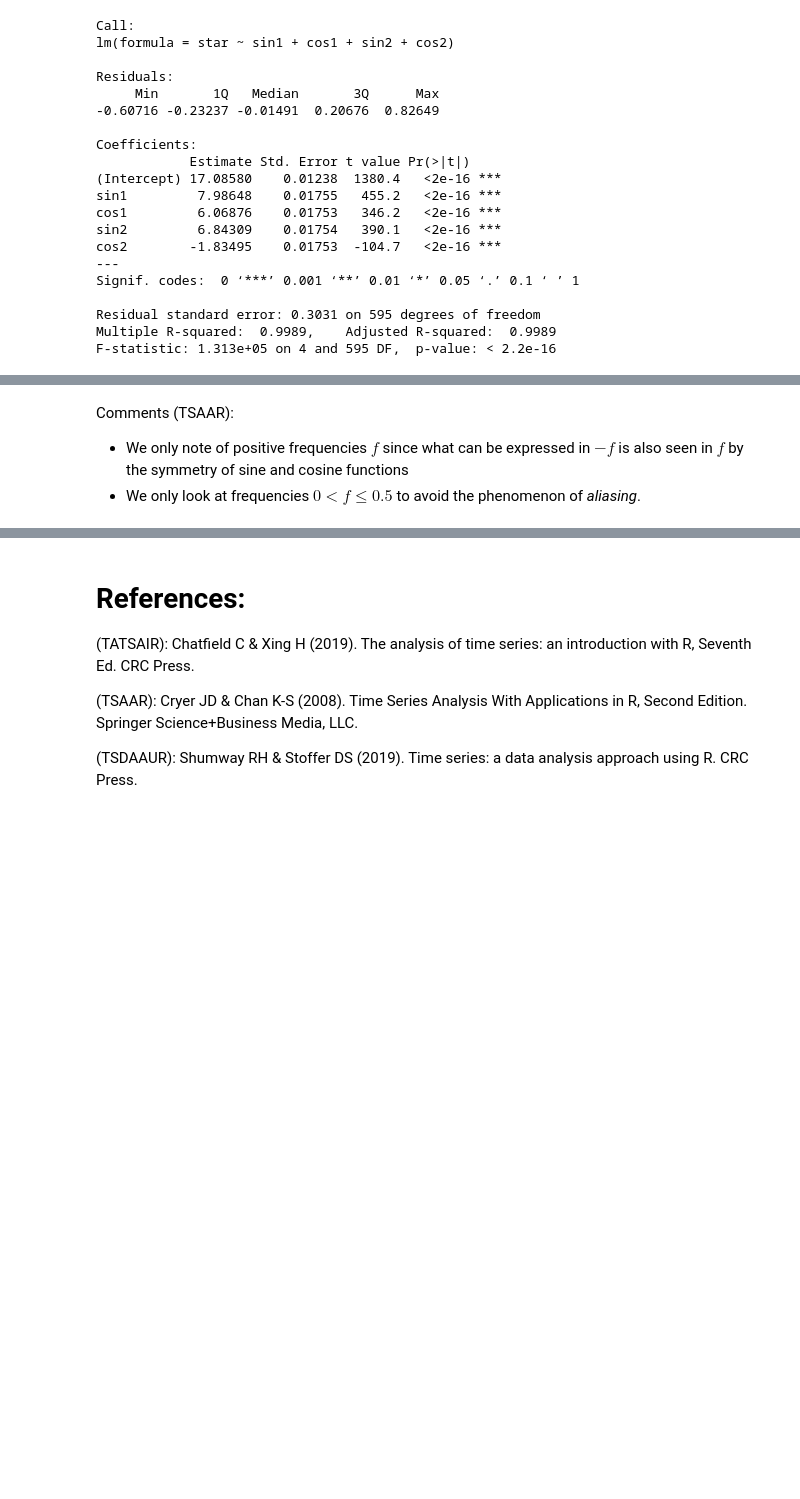
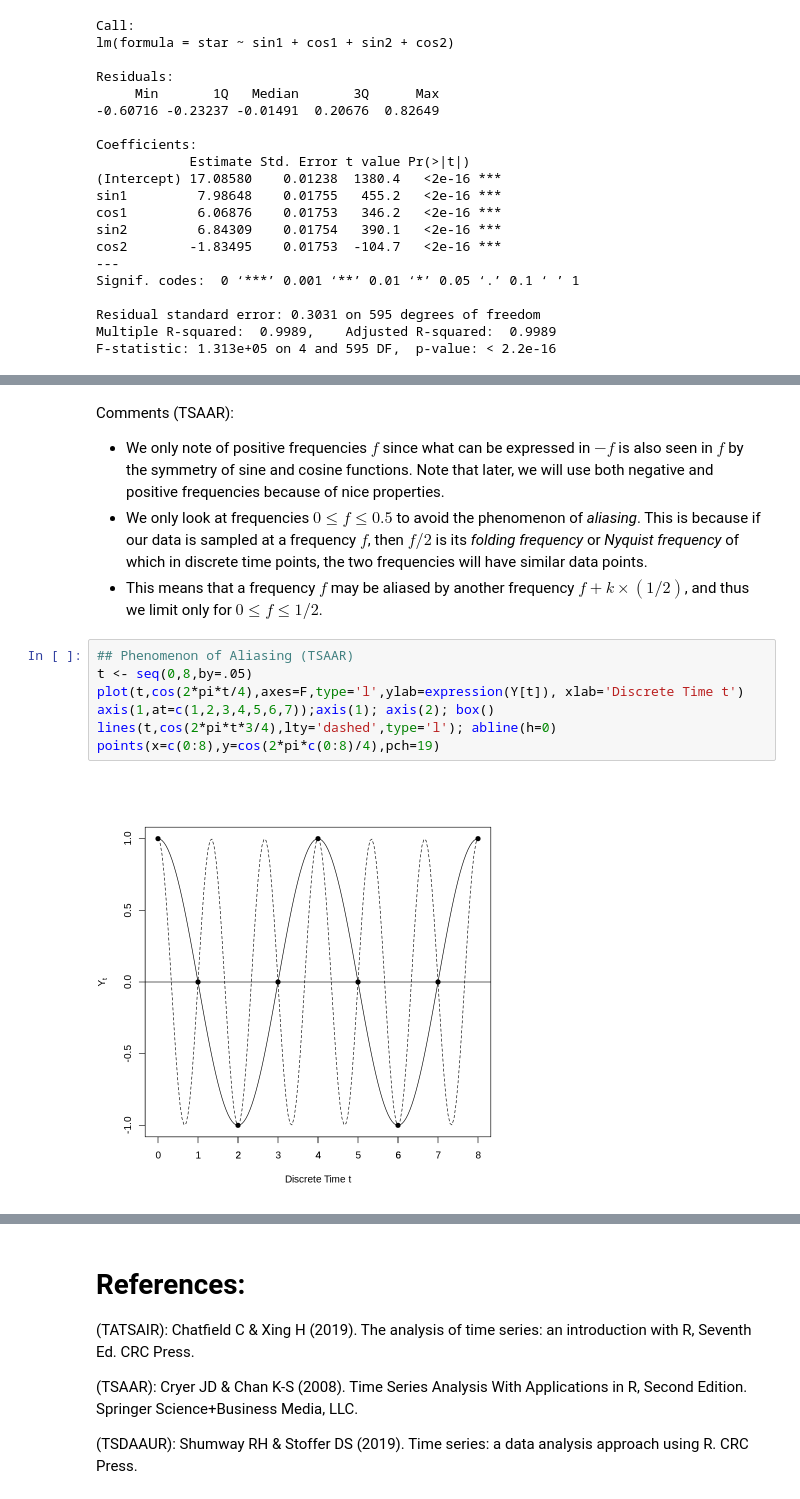
Before and after one commit to pacayton/Stat_268_Advanced_Time_Series_Analysis, a Jupyter notebook: Stat_268_Week_3_4_Freq_Domain_Spectral_Analysis.ipynb, the cells around one changed output, grey strips where cells are left out. Drawn from its saved outputs; the diff is of its cells as text; blank space fills up the shorter version.

```diff
--- a/Stat_268_Week_3_4_Freq_Domain_Spectral_Analysis.ipynb
+++ b/Stat_268_Week_3_4_Freq_Domain_Spectral_Analysis.ipynb
@@ -432,4 +496,14 @@ F-statistic: 1.313e+05 on 4 and 595 DF,  p-value: < 2.2e-16
 # %% [markdown]
 Comments (TSAAR):
-* We only note of positive frequencies $f$ since what can be expressed in $-f$ is also seen in $f$ by the symmetry of sine and cosine functions
-* We only look at frequencies $0 < f \le 0.5$ to avoid the phenomenon of *aliasing*.
+* We only note of positive frequencies $f$ since what can be expressed in $-f$ is also seen in $f$ by the symmetry of sine and cosine functions. Note that later, we will use both negative and positive frequencies because of nice properties.
+* We only look at frequencies $0 ≤ f \le 0.5$ to avoid the phenomenon of *aliasing*. This is because if our data is sampled at a frequency $f$, then $f/2$ is its *folding frequency* or *Nyquist frequency* of which in discrete time points, the two frequencies will have similar data points.
+* This means that a frequency $f$ may be aliased by another frequency $f + k \times (1/2)$, and thus we limit only for $0 \le f \le 1/2$.
+# %%
+## Phenomenon of Aliasing (TSAAR)
+t <- seq(0,8,by=.05)
+plot(t,cos(2*pi*t/4),axes=F,type='l',ylab=expression(Y[t]), xlab='Discrete Time t')
+axis(1,at=c(1,2,3,4,5,6,7));axis(1); axis(2); box()
+lines(t,cos(2*pi*t*3/4),lty='dashed',type='l'); abline(h=0)
+points(x=c(0:8),y=cos(2*pi*c(0:8)/4),pch=19)
+# %% [output]
+[figure, added]
```
Also changed, not shown: parts of 7 cells of this notebook.
